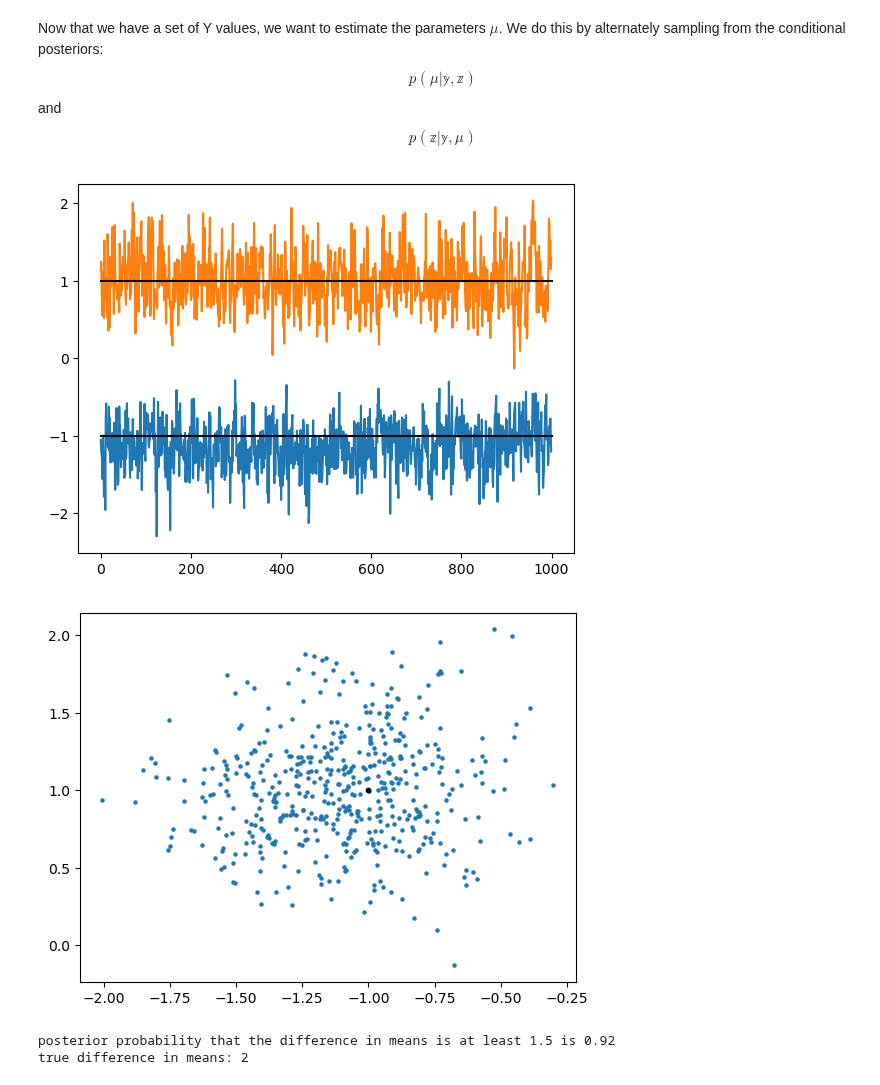
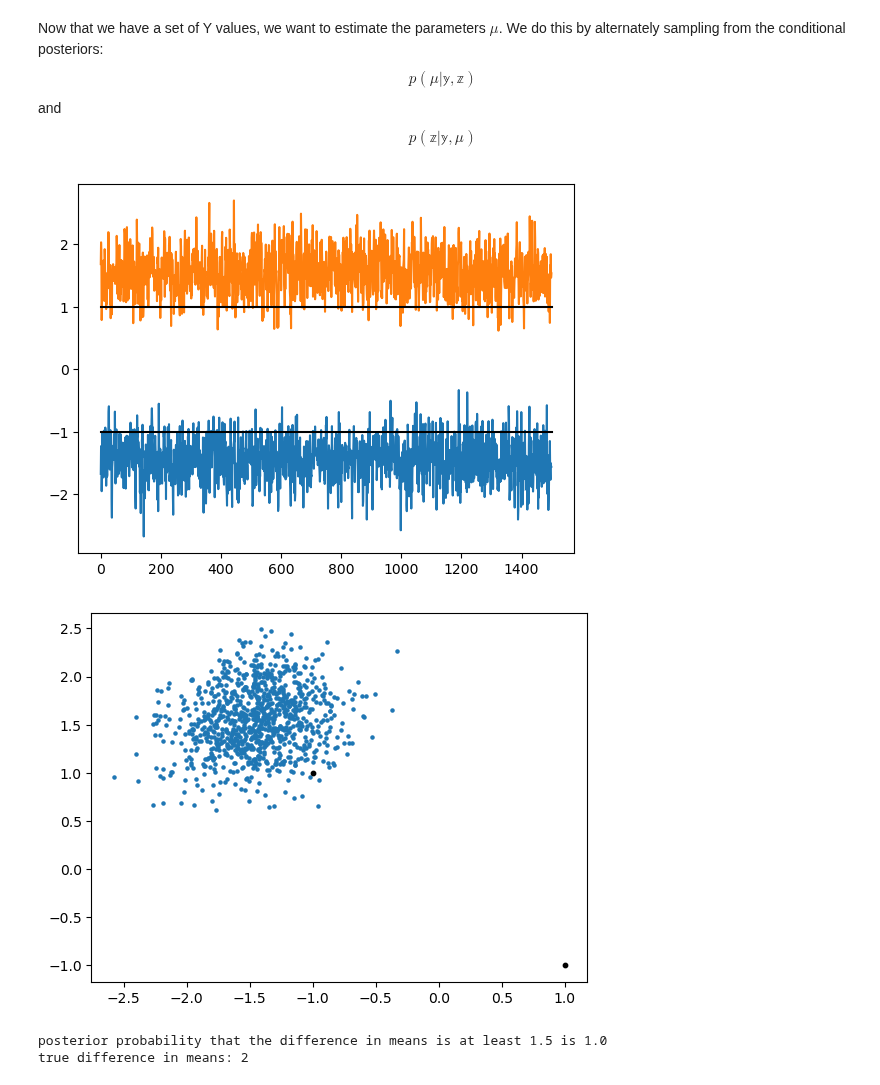
Before and after one commit to latimerk/hddCRP, a Jupyter notebook: gibbs_sample_example.ipynb, the cells around one changed output. Cells and saved outputs as stored; diff of their text form; code cells hidden in the pictures.

```diff
--- a/gibbs_sample_example.ipynb
+++ b/gibbs_sample_example.ipynb
@@ -54,9 +54,10 @@ from numpy.random import MT19937
 from numpy.random import RandomState, SeedSequence
 import matplotlib.pyplot as plt
 
-RandomState(MT19937(SeedSequence(6)))
+rs = RandomState(MT19937(SeedSequence(6)))
 
-N = 30; # number of observations
+
+N = 20; # number of observations
 
 # prior parameters
 theta_0 = np.array([0,0])
@@ -68,12 +69,12 @@ mu = np.array([-1, 1]) # np.random.multivariate_normal(theta_0, sigma_0)
 print("true mu = " + str(mu))
 
 # generate data using indicators
-z_gen = np.random.randint(0,2, (N))
+z_gen = rs.randint(0,2, (N))
 print("z for generating from bivariate normal = " + str(z_gen))
 
 Y = np.zeros((N))
 for ii in range(2):
-    Y[z_gen==ii] = np.random.normal(loc=mu[ii],scale=1,size=(np.sum(z_gen==ii)))
+    Y[z_gen==ii] = rs.normal(loc=mu[ii],scale=1,size=(np.sum(z_gen==ii)))
 print("observable Y = " + str(Y))
 
 plt.hist(Y)
@@ -101,13 +102,15 @@ $$
 from scipy.special import logsumexp
 
 def sample_z_given_y_mu(y, mu):
+    global rs
     log_p_y_given_z = -0.5*(y[:,np.newaxis]-mu[np.newaxis,:])**2
     # log probability of z being 2
     log_p_z_2 = log_p_y_given_z[:,1] - logsumexp(log_p_y_given_z,axis=1)
-    z = (-np.random.exponential(size=y.shape) < log_p_z_2) # draws each z as 0 or 1 given the log probability above
+    z = (-rs.exponential(size=y.shape) < log_p_z_2) # draws each z as 0 or 1 given the log probability above
     return z
 
 def sample_mu_given_z_y(y, z, theta_0, sigma_0):
+    global rs
     sigma_inv_post = np.linalg.inv(sigma_0)
     theta_post = theta_0.copy()
     for ii in range(2):
@@ -116,36 +119,36 @@ def sample_mu_given_z_y(y, z, theta_0, sigma_0):
     theta_post = np.linalg.solve(sigma_inv_post, theta_post)
     sigma_post = np.linalg.inv(sigma_inv_post)
 
-    return np.random.multivariate_normal(theta_post, sigma_post)
+    return rs.multivariate_normal(theta_post, sigma_post)
 # %%
 # now we sample
-num_samples = 1000;
+num_samples = 1500;
 
 mu_samples = np.zeros((num_samples,2))
 mu_samples.fill(np.nan)
 # start of with an initial guess for mu: these percentiles are probably pretty good
 mu_init= np.percentile(Y,[25, 75])
 mu_current = mu_init.copy()
 
 for sample in range(num_samples):
     # sample z given last mu.
     # I'm not storing the z samples. You could if you wanted, but right now I only care about mu
     z = sample_z_given_y_mu(Y, mu_current);
 
     # sample
     mu_current = sample_mu_given_z_y(Y,z, theta_0, sigma_0)
 
     # save sample
     mu_samples[sample,:] = mu_current
 
 plt.plot(mu_samples)
 plt.plot([0,num_samples],[mu[0], mu[0]], c='k')
 plt.plot([0,num_samples],[mu[1], mu[1]], c='k')
 plt.show()
 # Note: You may see the two lines flip back and forth a bit
 #       This is because the model is only identifiable up to a label: \mu_1 and \mu_2 can be swapped
 # %% [output]
-[figure, old version]
+[figure, new version]
 # %%
 # now to look at the samples
 # this is a distribution over plausble values of the mus
@@ -156,9 +159,10 @@ burn_in = 500;
 
 plt.scatter(mu_samples[burn_in:,0],mu_samples[burn_in:,1], s=5)
 plt.scatter(mu[0],mu[1], s=10, c='k')
+plt.scatter(mu[1],mu[0], s=10, c='k') # plot flipped labels too
 plt.show()
 # %% [output]
-[figure, old version]
+[figure, new version]
 # %%
 # Now we can do some hypothesis testing.
 # This model is weird, because the model is only identifiable up to a label: \mu_1 and \mu_2 can be swapped. The stats need to reflect this
@@ -170,5 +174,5 @@ p_is_true = np.mean(diffs > delta)
 print("posterior probability that the difference in means is at least " + str(delta) + " is " + str(p_is_true))
 print("true difference in means: " + str(np.abs(mu[0] - mu[1])))
 # %% [output]
-posterior probability that the difference in means is at least 1.5 is 0.92
+posterior probability that the difference in means is at least 1.5 is 1.0
 true difference in means: 2
```
Also changed, not shown: parts of 1 cell of this notebook.
